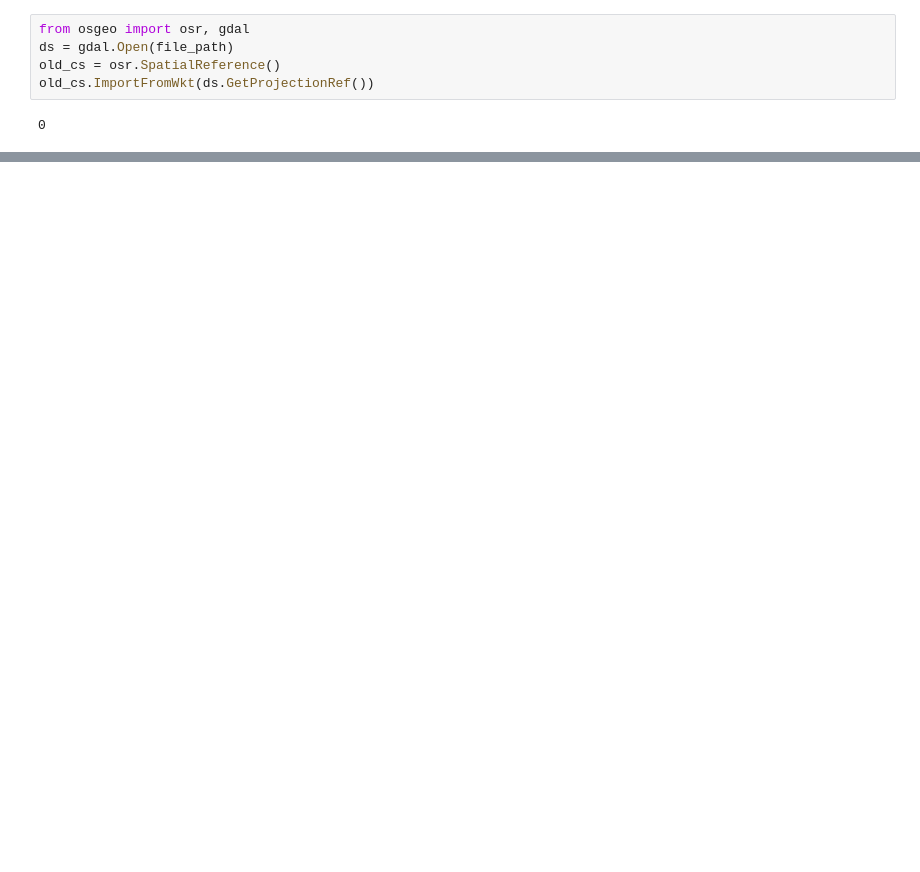
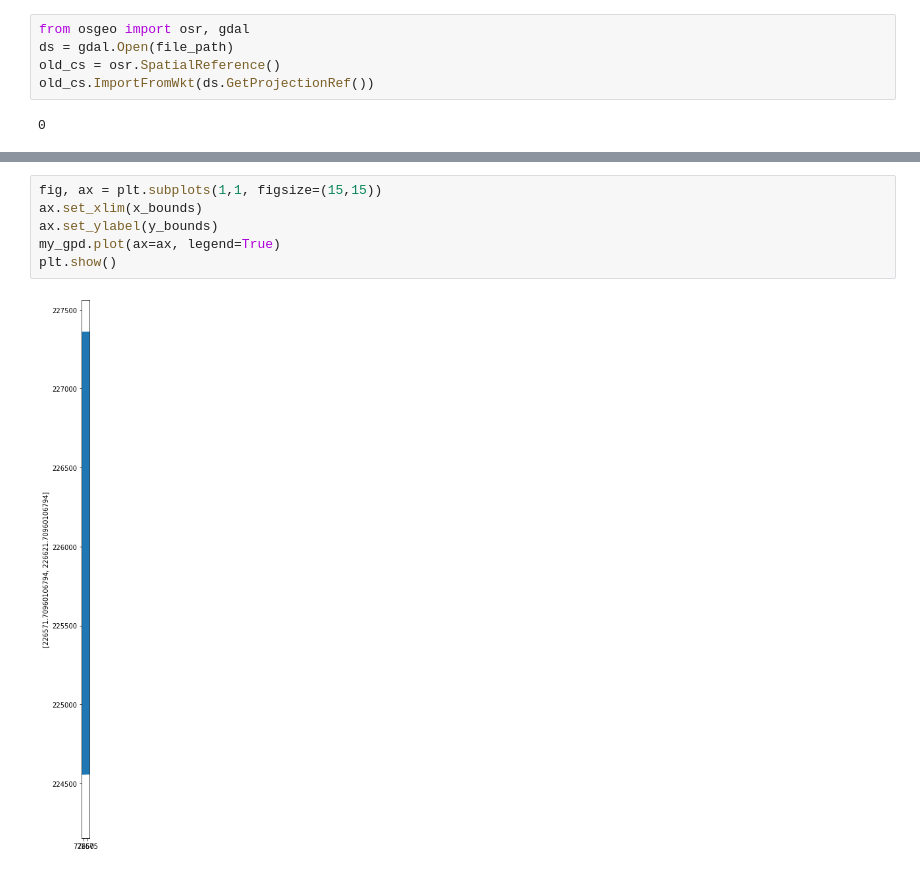
Before and after one commit to alebegge/3Dplotting_houses, a Jupyter notebook: Test_read_1_file.ipynb, the cells around one changed output, grey strips where cells are left out. Drawn from its saved outputs; the diff is of its cells as text; blank space fills up the shorter version.

```diff
--- a/Test_read_1_file.ipynb
+++ b/Test_read_1_file.ipynb
@@ -124,0 +223,8 @@ gdal.Info(file_path, deserialize=False)
+# %%
+fig, ax = plt.subplots(1,1, figsize=(15,15))
+ax.set_xlim(x_bounds)
+ax.set_ylabel(y_bounds)
+my_gpd.plot(ax=ax, legend=True)
+plt.show()
+# %% [output]
+[figure, added]
```
Also changed, not shown: parts of 36 cells of this notebook, 5 other files.
